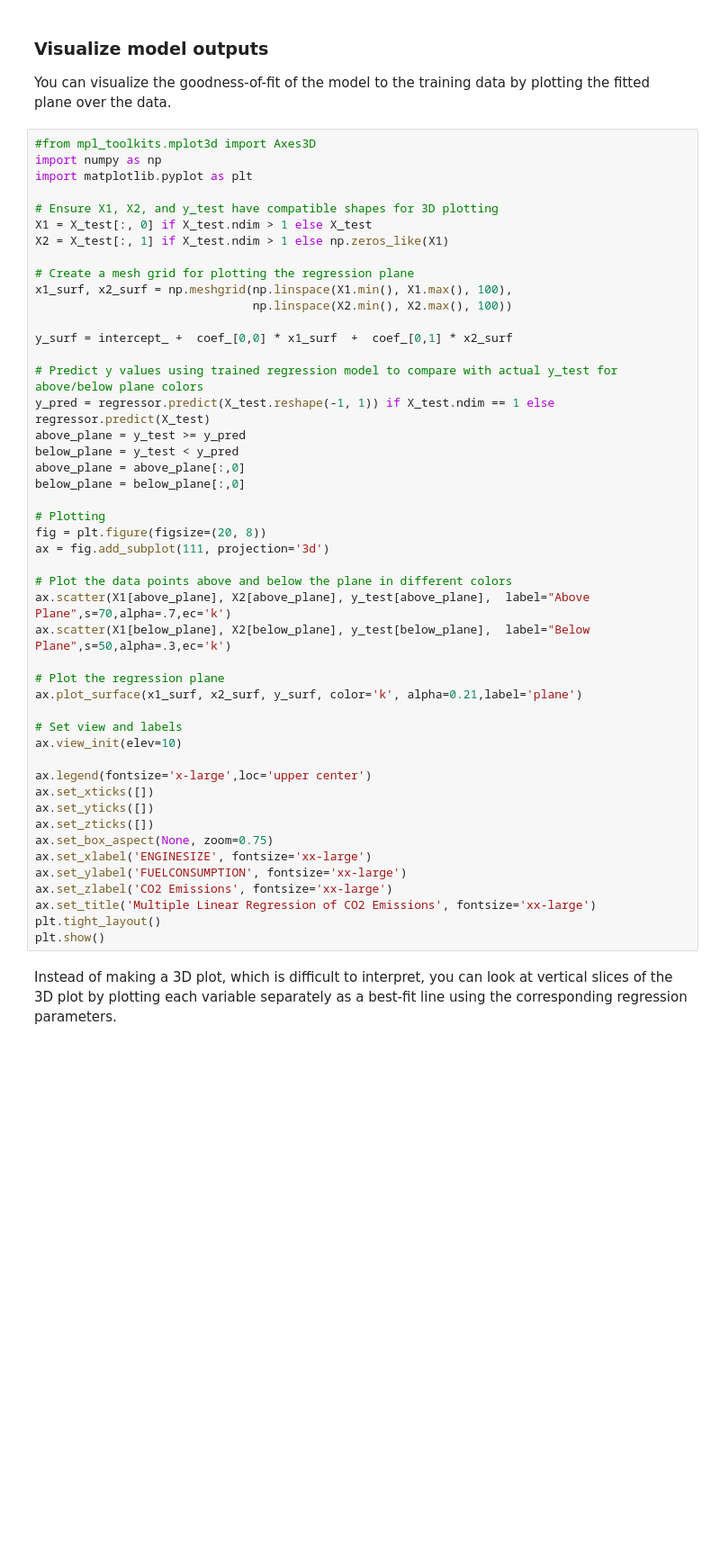
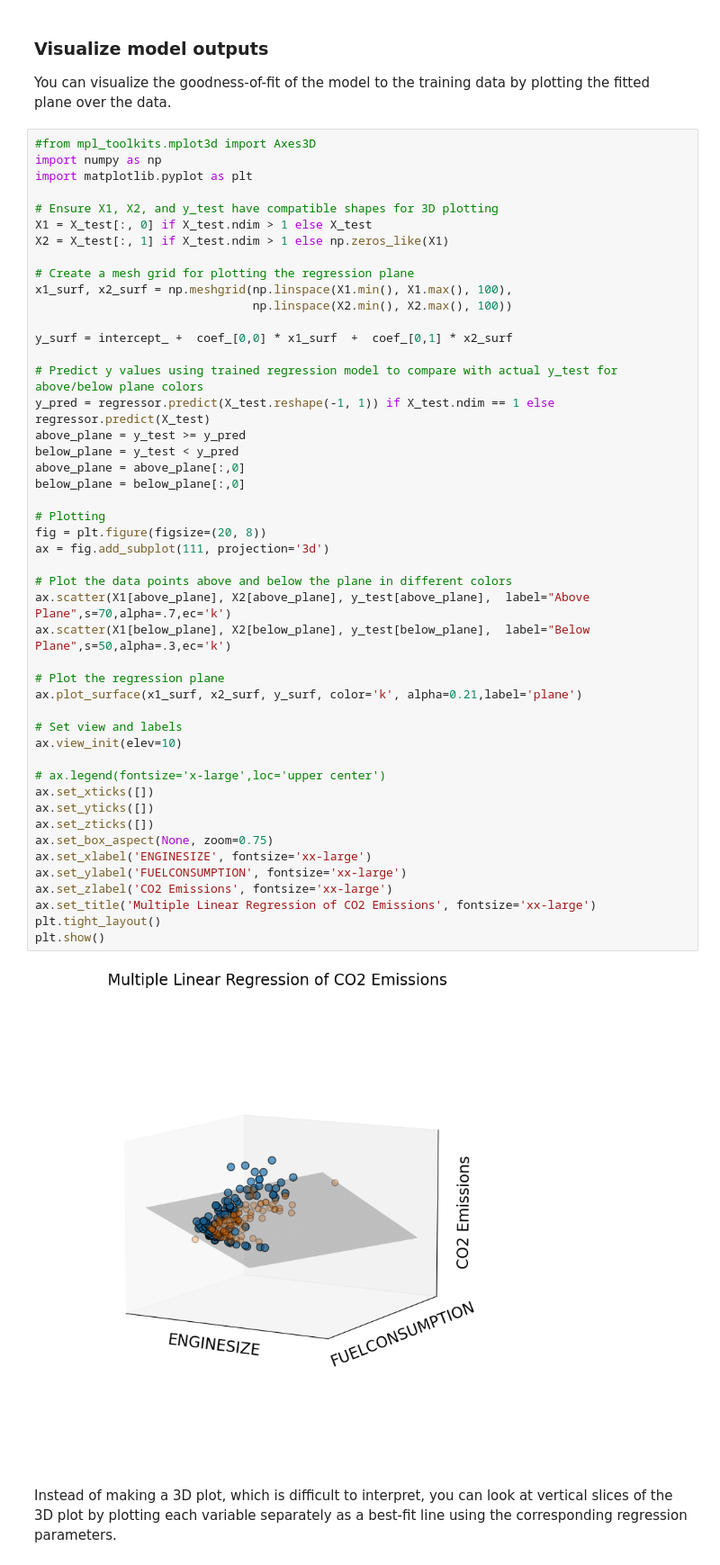
Before and after one commit to abolfazldelavar/IBM-AI-Engineering-with-Python-PyTorch-TensorFlow-Professional-Certificate, a Jupyter notebook: 01 - Machine Learning with Python/02 - Linear and Logistic Regression/05 - Lab: Multiple Linear Regression/Mulitple-Linear-Regression.ipynb, the cells around one changed output. Shown at 90% size. Cells and saved outputs as stored; diff of their text form; blank space fills up the shorter version.

```diff
--- a/01 - Machine Learning with Python/02 - Linear and Logistic Regression/05 - Lab: Multiple Linear Regression/Mulitple-Linear-Regression.ipynb
+++ b/01 - Machine Learning with Python/02 - Linear and Logistic Regression/05 - Lab: Multiple Linear Regression/Mulitple-Linear-Regression.ipynb
@@ -226,34 +333,36 @@ y_surf = intercept_ +  coef_[0,0] * x1_surf  +  coef_[0,1] * x2_surf
 y_pred = regressor.predict(X_test.reshape(-1, 1)) if X_test.ndim == 1 else regressor.predict(X_test)
 above_plane = y_test >= y_pred
 below_plane = y_test < y_pred
 above_plane = above_plane[:,0]
 below_plane = below_plane[:,0]
 
 # Plotting
 fig = plt.figure(figsize=(20, 8))
 ax = fig.add_subplot(111, projection='3d')
 
 # Plot the data points above and below the plane in different colors
 ax.scatter(X1[above_plane], X2[above_plane], y_test[above_plane],  label="Above Plane",s=70,alpha=.7,ec='k')
 ax.scatter(X1[below_plane], X2[below_plane], y_test[below_plane],  label="Below Plane",s=50,alpha=.3,ec='k')
 
 # Plot the regression plane
 ax.plot_surface(x1_surf, x2_surf, y_surf, color='k', alpha=0.21,label='plane')
 
 # Set view and labels
 ax.view_init(elev=10)
 
-ax.legend(fontsize='x-large',loc='upper center')
+# ax.legend(fontsize='x-large',loc='upper center')
 ax.set_xticks([])
 ax.set_yticks([])
 ax.set_zticks([])
 ax.set_box_aspect(None, zoom=0.75)
 ax.set_xlabel('ENGINESIZE', fontsize='xx-large')
 ax.set_ylabel('FUELCONSUMPTION', fontsize='xx-large')
 ax.set_zlabel('CO2 Emissions', fontsize='xx-large')
 ax.set_title('Multiple Linear Regression of CO2 Emissions', fontsize='xx-large')
 plt.tight_layout()
 plt.show()
+# %% [output]
+[figure, added]
 # %% [markdown]
 Instead of making a 3D plot, which is difficult to interpret, you can look at vertical slices of the 3D plot by plotting each variable separately as a best-fit line using the corresponding regression parameters.
 # %%
```
Also changed, not shown: parts of 17 cells of this notebook.
